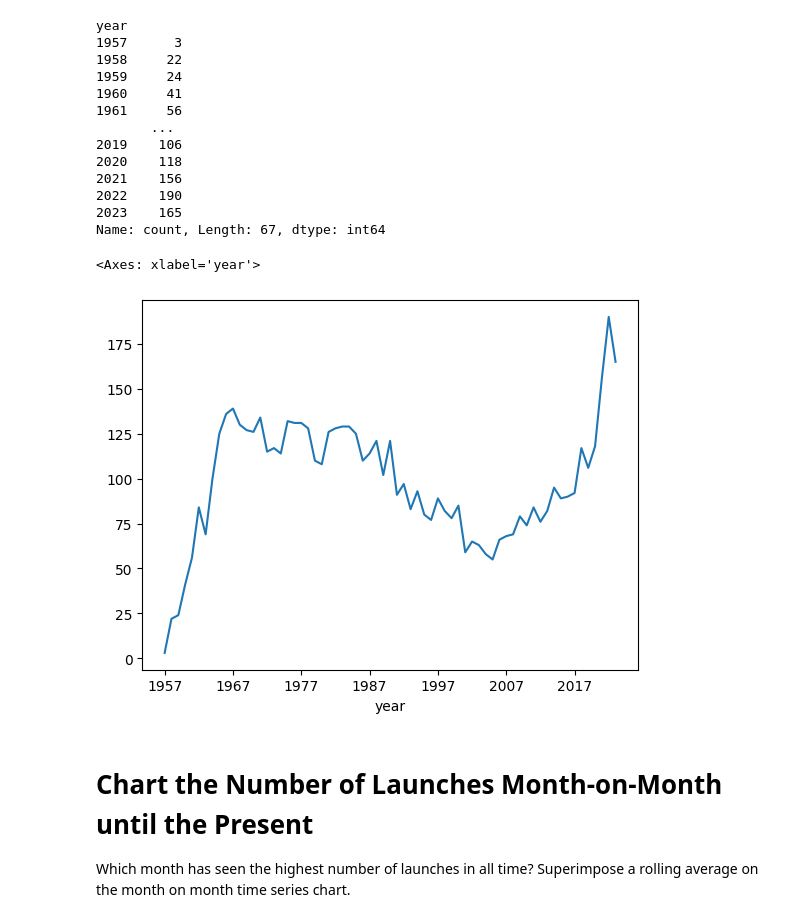
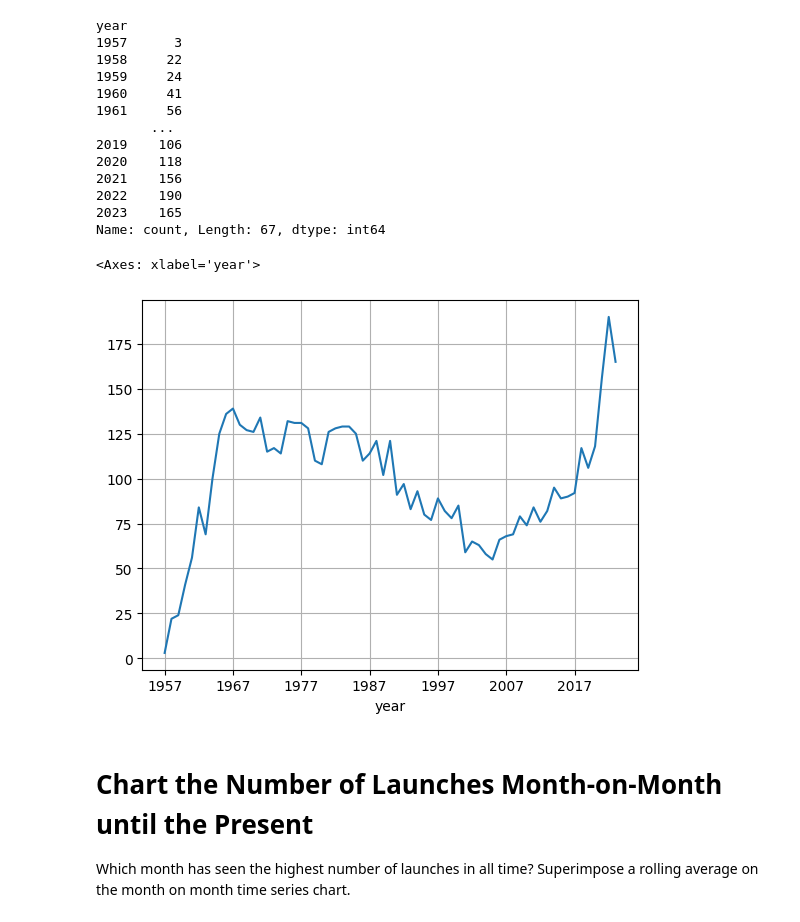
Before and after one commit to johnpapwinter/space-race-data-analysis, a Jupyter notebook: Space_Missions_Analysis.ipynb, the cells around one changed output. Drawn from its saved outputs; the diff is of its cells as text; code cells hidden in the pictures.

```diff
--- a/Space_Missions_Analysis.ipynb
+++ b/Space_Missions_Analysis.ipynb
@@ -602,10 +602,10 @@ year
 2023    165
 Name: count, Length: 67, dtype: int64
 # %%
-df_years['year'].value_counts().sort_index().plot()
+df_years['year'].value_counts().sort_index().plot(grid=True)
 # %% [output]
 <Axes: xlabel='year'>
-[figure, old version]
+[figure, new version]
 # %% [markdown]
 # Chart the Number of Launches Month-on-Month until the Present
 
```
Also changed, not shown: parts of 2 cells of this notebook.
